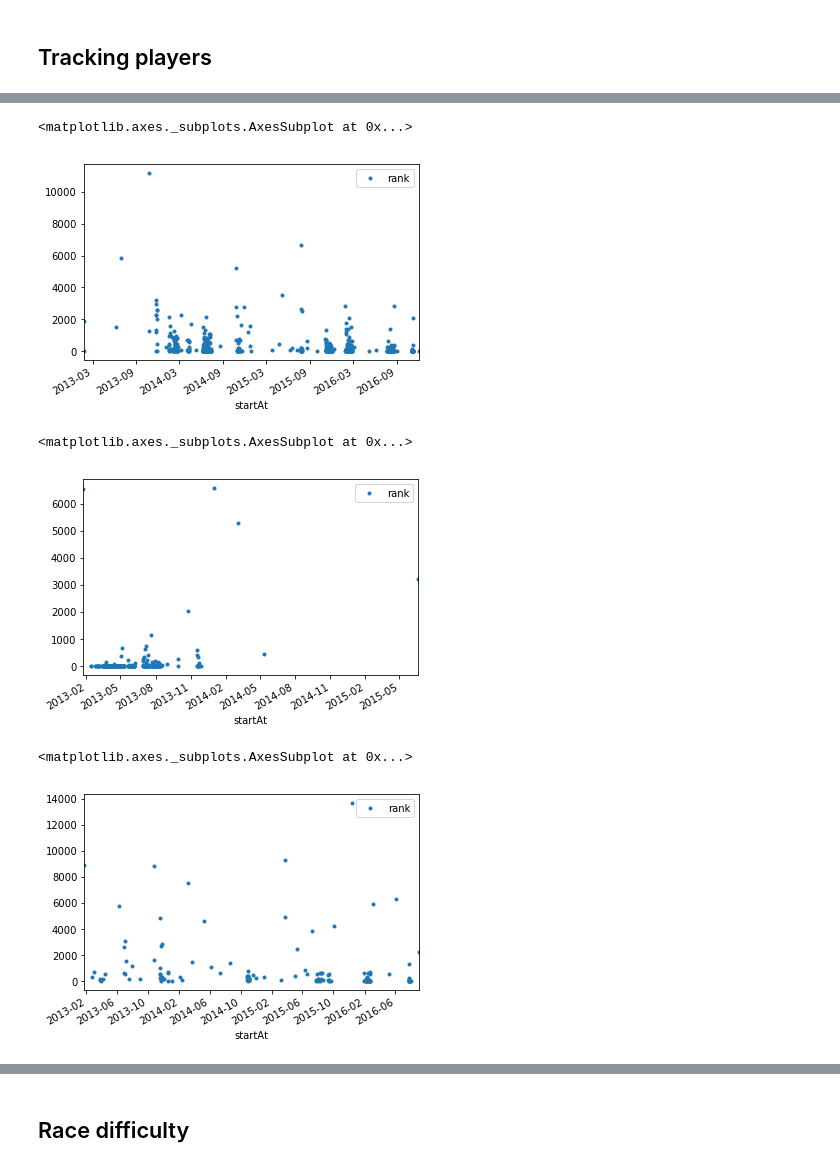
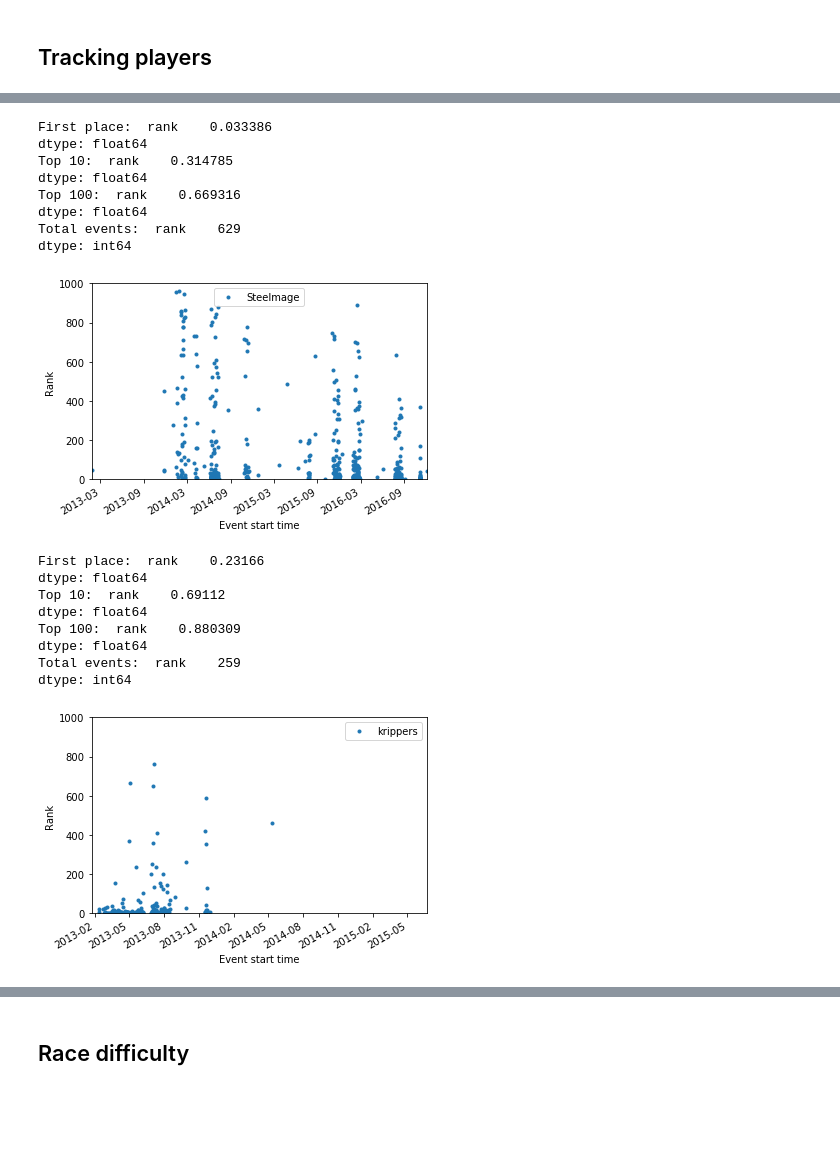
Before and after one commit to stevejbrown/PoE-analysis, a Jupyter notebook: POE analysis.ipynb, the cells around one changed output, grey strips where cells are left out. Drawn from its saved outputs; the diff is of its cells as text; code cells hidden in the pictures; blank space fills up the shorter version.

```diff
--- a/POE analysis.ipynb
+++ b/POE analysis.ipynb
@@ -331,0 +379,8 @@ plt.show()
+# %%
+# TODO: I need to merge the class names again...
+
+winning_classes_df = ladders_df[ladders_df['rank'] == 1]
+winning_classes = pd.Series(winning_classes_df['class'].values,
+                            index=winning_classes_df['id'].values,
+                            name="winning_classes")
+leagues_df = leagues_df.join(winning_classes)
@@ -355,4 +465,17 @@ Name: rank, dtype: int64
 # %%
 def get_player_ranks(player):
+    ''' For a given player account return a DataFrame of their
+        best result for each race they competed in.
+    '''
     races = ladders_df[ladders_df['account'] == player]
-    return races.groupby('id')['rank'].min()
+    return pd.DataFrame(races.groupby('id')['rank'].min())
+# %%
+def print_rank_breakdown(rank_df):
+    ''' Print out how often a player finishes in first, the top 10,
+        and the top 100 given a DataFrame of the players rank in
+        each event they competed in.
+    '''
+    print("First place: ", rank_df[rank_df['rank'] == 1].count()/rank_df.count())
+    print("Top 10: ", 1 - rank_df[rank_df['rank'] > 10].count()/rank_df.count())
+    print("Top 100: ", 1- rank_df[rank_df['rank'] > 100].count()/rank_df.count())
+    print("Total events: ", rank_df.count())
@@ -358,0 +538,8 @@ def get_player_ranks(player):
+# %%
+import numpy as np
+leagues_df['season'] = np.nan
+for season in season_times:
+    leagues_df.loc[(leagues_df['startAt'] >= season_times[season]['startAt']) &
+                   (leagues_df['endAt'] <= season_times[season]['endAt']),
+                   'season'] = season
+leagues_df
@@ -359,18 +614,36 @@ def get_player_ranks(player):
 # %%
-steel_mage = pd.DataFrame(get_player_ranks("Steelmage"))
-steel_mage.join(leagues_df[['id','startAt']]).plot('startAt', 'rank', style='.')
+steel_mage = get_player_ranks("Steelmage")
+steel_mage.join(leagues_df[['id','startAt']]).plot('startAt', 'rank', style='.', label='Steelmage')
+plt.ylabel('Rank')
+plt.xlabel('Event start time')
+plt.ylim([0,1000])
+plt.savefig('figures/poe_steelmage_consistency.png', dpi=300)
+print_rank_breakdown(steel_mage)
 # %% [output]
-<matplotlib.axes._subplots.AxesSubplot at 0x...>
+First place:  rank    0.033386
+dtype: float64
+Top 10:  rank    0.314785
+dtype: float64
+Top 100:  rank    0.669316
+dtype: float64
+Total events:  rank    629
+dtype: int64
-[figure, old version]
+[figure, new version]
 # %%
-krippers = pd.DataFrame(get_player_ranks("Krippers"))
-krippers.join(leagues_df[['id','startAt']]).plot('startAt', 'rank', style='.')
+krippers = get_player_ranks("Krippers")
+krippers.join(leagues_df[['id','startAt']]).plot('startAt', 'rank', style='.', label='krippers')
+plt.ylabel('Rank')
+plt.xlabel('Event start time')
+plt.ylim([0,1000])
+plt.savefig('figures/poe_kripp_consistency.png', dpi=300)
+print_rank_breakdown(krippers)
 # %% [output]
-<matplotlib.axes._subplots.AxesSubplot at 0x...>
+First place:  rank    0.23166
+dtype: float64
+Top 10:  rank    0.69112
+dtype: float64
+Top 100:  rank    0.880309
+dtype: float64
+Total events:  rank    259
+dtype: int64
-[figure, old version]
+[figure, new version]
-# %%
-ziggyD = pd.DataFrame(get_player_ranks("ZiggyD"))
-ziggyD.join(leagues_df[['id','startAt']]).dropna().plot('startAt', 'rank', style='.')
-# %% [output]
-<matplotlib.axes._subplots.AxesSubplot at 0x...>
-[figure, removed]
```
Also changed, not shown: parts of 48 cells of this notebook.
